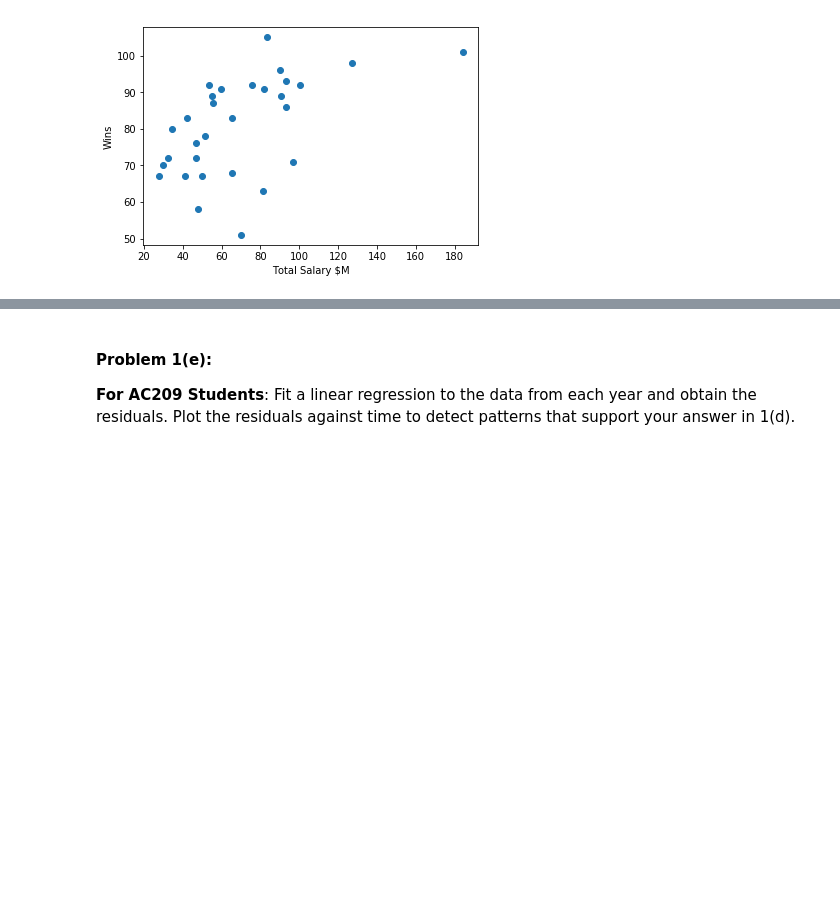
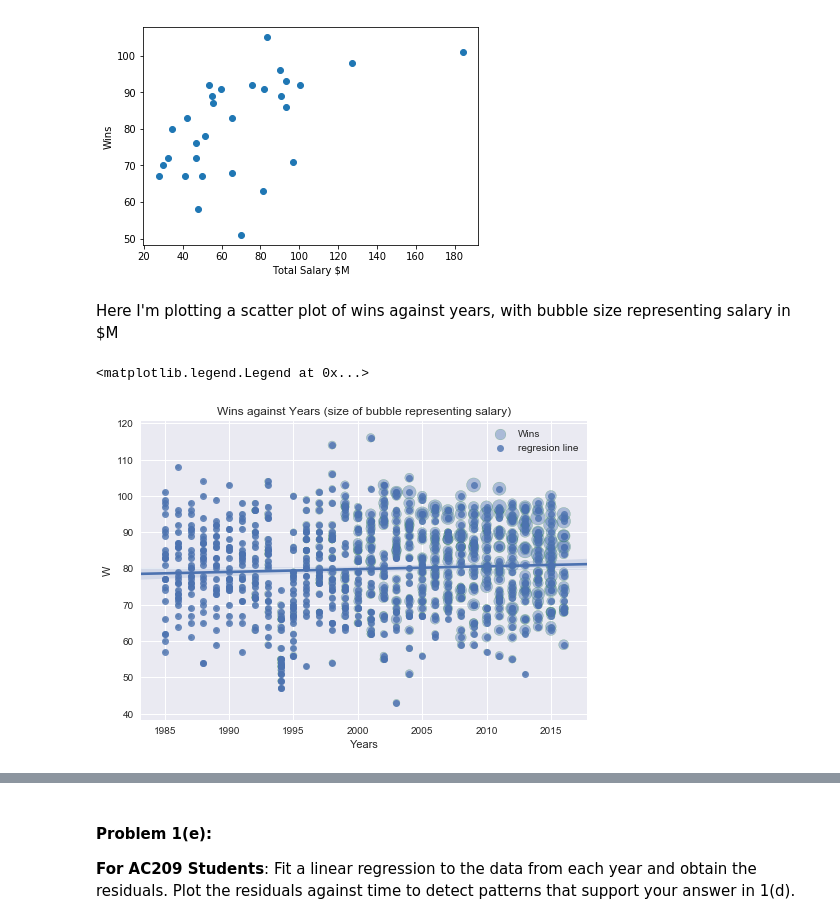
Before and after one commit to fergusio/cs109-2015, a Jupyter notebook: homework/HW1.ipynb, the cells around one changed output, grey strips where cells are left out. Drawn from its saved outputs; the diff is of its cells as text; code cells hidden in the pictures; blank space fills up the shorter version.

```diff
--- a/homework/HW1.ipynb
+++ b/homework/HW1.ipynb
@@ -277,3 +298,20 @@ plt.ylabel('Wins')
 # %% [output]
 <matplotlib.text.Text at 0x...>
 [figure]
+# %% [markdown]
+Here I'm plotting a scatter plot of wins against years, with bubble size representing salary in $M
+# %%
+x = df[["yearID"]]
+y = df["W"]
+z = df["salary"] / np.power(10,6)
+
+
+plt.scatter(x, y, z, label="Wins", alpha=0.4, edgecolors="g")
+plt.xlabel("Years")
+plt.ylabel("Wins")
+plt.title("Wins against Years (size of bubble representing salary)")
+sns.regplot(x, y, label="regresion line")
+plt.legend()
+# %% [output]
+<matplotlib.legend.Legend at 0x...>
+[figure, added]
```
Also changed, not shown: parts of 9 cells of this notebook.
